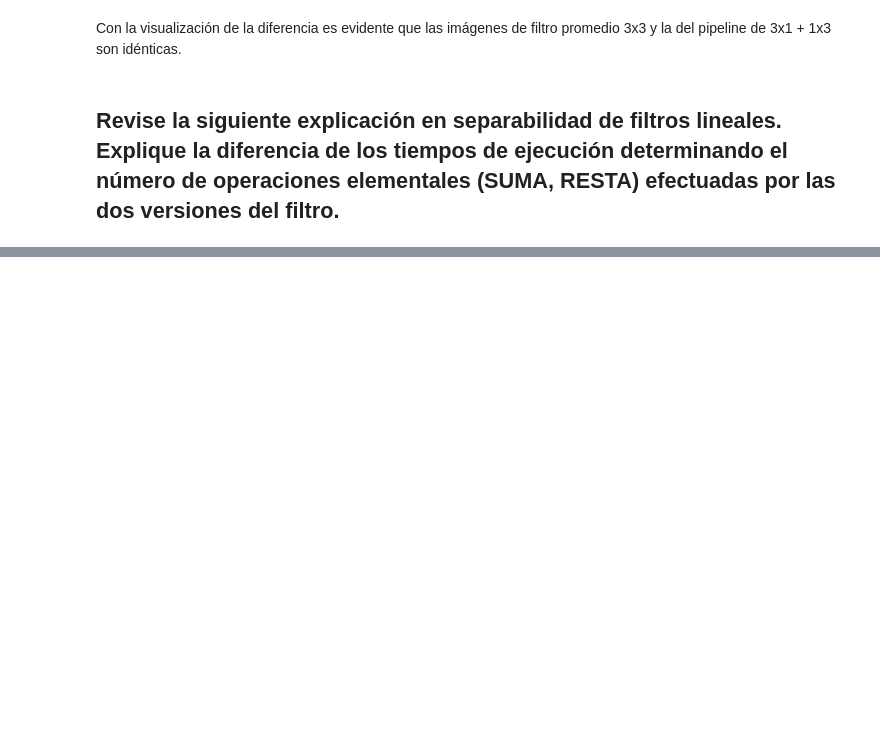
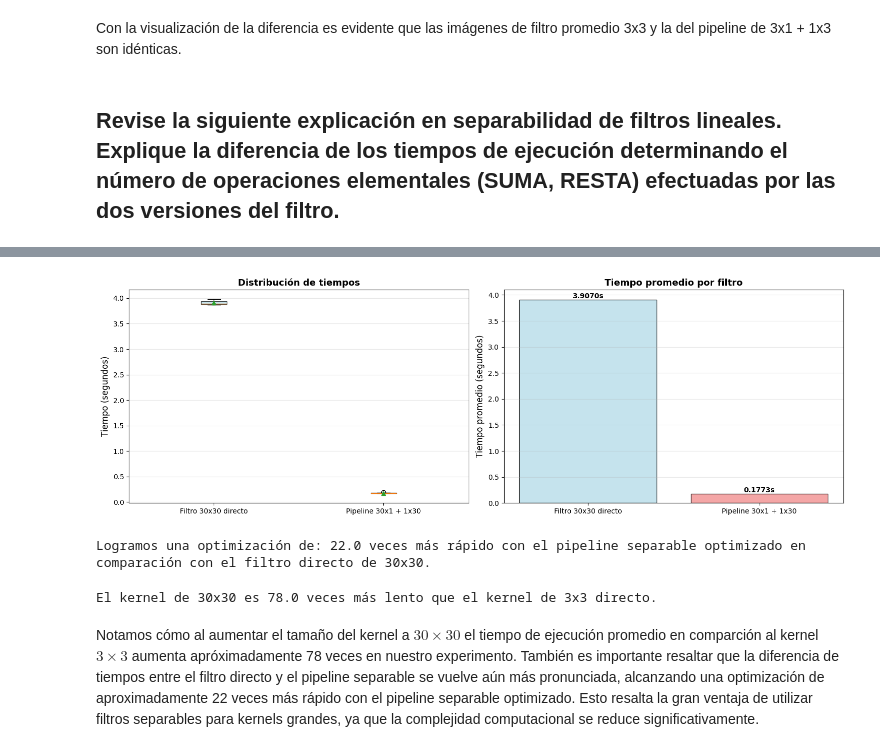
Before and after one commit to santichica/tallleres-cv, a Jupyter notebook: taller5/filtros_lineales_separables.ipynb, the cells around one changed output, grey strips where cells are left out. Saved outputs shown, nothing was run; the diff lists cells and outputs as text; code cells hidden in the pictures; blank space fills up the shorter version.

```diff
--- a/taller5/filtros_lineales_separables.ipynb
+++ b/taller5/filtros_lineales_separables.ipynb
@@ -290,0 +279,3 @@ Calcule la duración de ejecución que se debería obtener con un filtro promedi
+# %%
+kernel_30x30 = np.ones((30, 30)) / 900
+imagen_filtrada_30x30, tiempos_30x30, estadisticas_30x30 = aplicar_filtro_y_medir_tiempo(imagen_remuestreada, kernel_30x30, num_ejecuciones=10)
@@ -290,0 +300,10 @@ Calcule la duración de ejecución que se debería obtener con un filtro promedi
+# %%
+# Kernel columna de 30x1
+kernel_30x1 = np.ones((30, 1)) / 30
+
+# Kernel fila de 1x30
+kernel_1x30 = np.ones((1, 30)) / 30
+
+imagen_filtrada_separable_30_30, tiempos_pipeline_30_30, estadisticas_pipeline_30_30 = aplicar_pipeline_separable(
+    imagen_remuestreada, kernel_30x1, kernel_1x30, num_ejecuciones=25
+)
@@ -290,0 +328,40 @@ Calcule la duración de ejecución que se debería obtener con un filtro promedi
+# %%
+fig, (ax1, ax2) = plt.subplots(1, 2, figsize=(15, 5))
+
+datos_tiempos = [tiempos_30x30, tiempos_pipeline_30_30]
+nombres_filtros = ['Filtro 30x30 directo', 'Pipeline 30x1 + 1x30']
+
+bp = ax1.boxplot(datos_tiempos, labels=nombres_filtros, patch_artist=True, showmeans=True)
+colores = ['lightblue', 'lightcoral']
+for patch, color in zip(bp['boxes'], colores):
+    patch.set_facecolor(color)
+    patch.set_alpha(0.7)
+ax1.set_ylabel('Tiempo (segundos)', fontsize=12)
+ax1.set_title('Distribución de tiempos', fontsize=13, fontweight='bold')
+ax1.grid(axis='y', alpha=0.3)
+
+tiempos_promedio = [estadisticas_30x30['promedio'], estadisticas_pipeline_30_30['promedio']]
+barras = ax2.bar(nombres_filtros, tiempos_promedio, color=colores, alpha=0.7, edgecolor='black')
+ax2.set_ylabel('Tiempo promedio (segundos)', fontsize=12)
+ax2.set_title('Tiempo promedio por filtro', fontsize=13, fontweight='bold')
+ax2.grid(axis='y', alpha=0.3)
+
+for barra, tiempo in zip(barras, tiempos_promedio):
+    altura = barra.get_height()
+    ax2.text(barra.get_x() + barra.get_width()/2., altura,
+             f'{tiempo:.4f}s', ha='center', va='bottom', fontweight='bold')
+
+plt.tight_layout()
+plt.show()
+# %% [output]
+[figure, added]
+# %%
+print("Logramos una optimización de:", round(estadisticas_30x30['promedio'] / estadisticas_pipeline_30_30['promedio'], 0), "veces más rápido con el pipeline separable optimizado en comparación con el filtro directo de 30x30.")
+# %% [output]
+Logramos una optimización de: 22.0 veces más rápido con el pipeline separable optimizado en comparación con el filtro directo de 30x30.
+# %%
+print("El kernel de 30x30 es", round(estadisticas_30x30['promedio']/estadisticas_3x3['promedio'], 0), "veces más lento que el kernel de 3x3 directo.")
+# %% [output]
+El kernel de 30x30 es 78.0 veces más lento que el kernel de 3x3 directo.
+# %% [markdown]
+Notamos cómo al aumentar el tamaño del kernel a $30 \times 30$ el tiempo de ejecución promedio en comparción al kernel $3 \times 3$ aumenta apróximadamente 78 veces en nuestro experimento. También es importante resaltar que la diferencia de tiempos entre el filtro directo y el pipeline separable se vuelve aún más pronunciada, alcanzando una optimización de aproximadamente 22 veces más rápido con el pipeline separable optimizado. Esto resalta la gran ventaja de utilizar filtros separables para kernels grandes, ya que la complejidad computacional se reduce significativamente.
```
Also changed, not shown: parts of 6 cells of this notebook.
